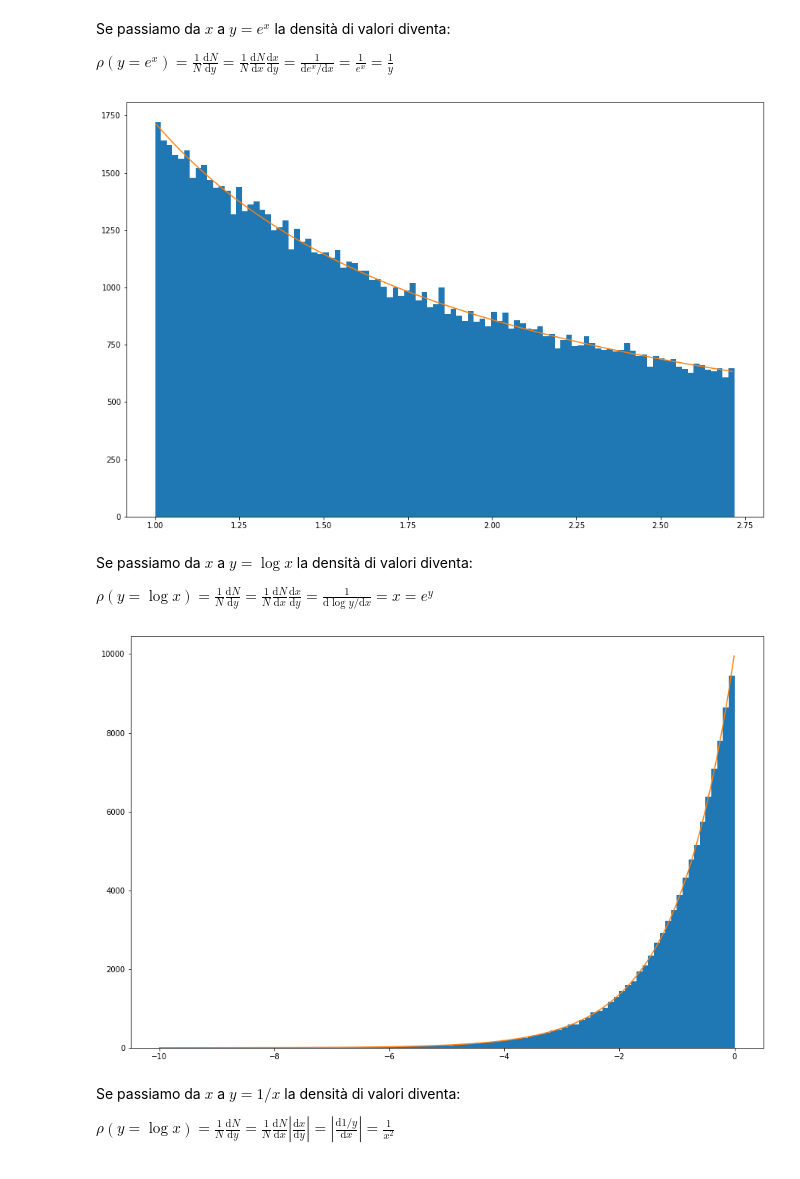
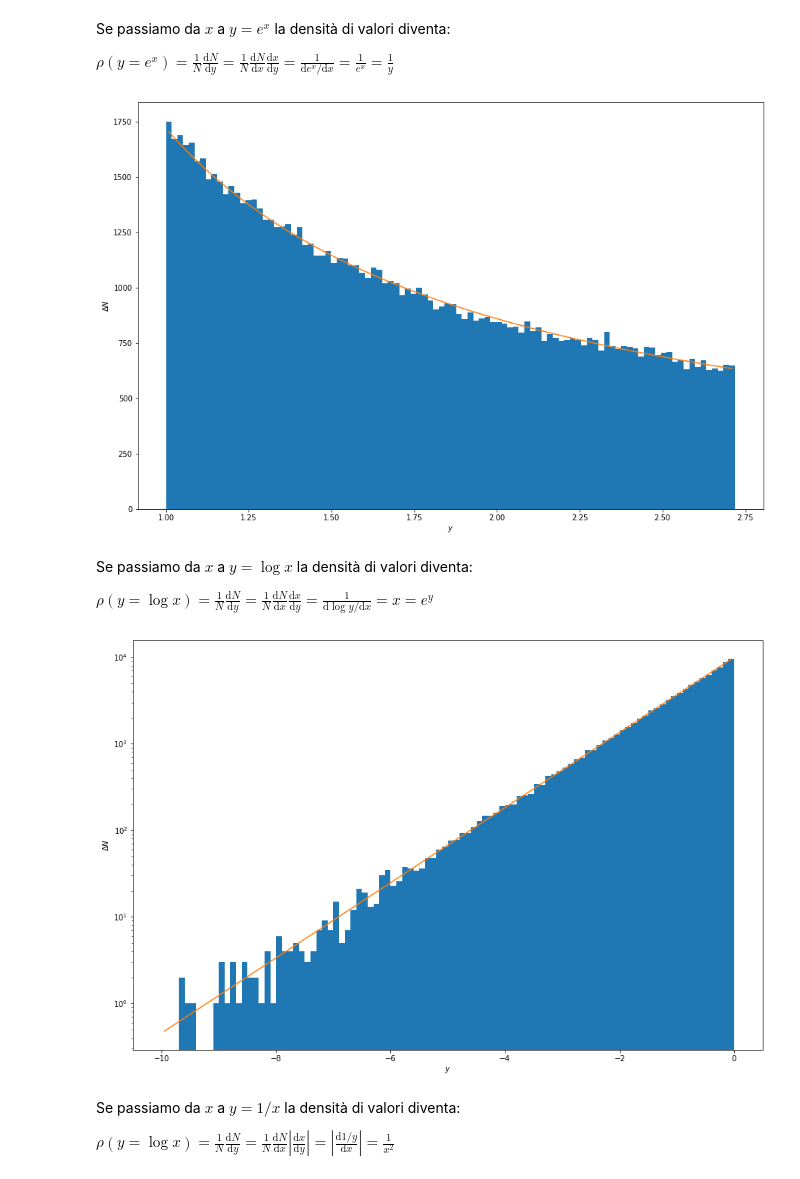
Before and after one commit to lucalista/analisi-dati-2022, a Jupyter notebook: 01.03.00__Generatori_di_numeri_pseudocasuali_in_python.ipynb, the cells around one changed output. Drawn from its saved outputs; the diff is of its cells as text; code cells hidden in the pictures.

```diff
--- a/01.03.00__Generatori_di_numeri_pseudocasuali_in_python.ipynb
+++ b/01.03.00__Generatori_di_numeri_pseudocasuali_in_python.ipynb
@@ -183,13 +187,15 @@ $\displaystyle \rho(y=e^x)=\frac{1}{N}\frac{\mathrm{d}N}{\mathrm{d}y}=\frac{1}{N
 nbins = 100
 fig, ax = plt.subplots(figsize=(15, 10))
 n, bins, patches = ax.hist(np.exp(x), nbins, range=(1, math.e))
+dx = (math.e-1)/nbins
 xx = np.linspace(1+dx/2, math.e-dx/2, nbins)
-dx = (math.e-1)/nbins
 yy = (1/xx)*nrand*dx
 ax.plot(xx, yy)
+ax.set_xlabel('$y$')
+ax.set_ylabel('$\Delta N$')
 plt.show()
 # %% [output]
-[figure, old version]
+[figure, new version]
 # %% [markdown]
 Se passiamo da $x$ a $y=\log x$ la densità di valori diventa:
 
@@ -197,14 +203,17 @@ $\displaystyle \rho(y=\log x)=\frac{1}{N}\frac{\mathrm{d}N}{\mathrm{d}y}=\frac{1
 # %%
 nbins = 100
 fig, ax = plt.subplots(figsize=(15, 10))
 n, bins, patches = ax.hist(np.log(x), nbins, range=(-10,0))
+dx = 10/nbins
 xx = np.linspace(-10+dx/2, 0-dx/2, nbins)
-dx = 10/nbins
 yy = np.exp(xx)*nrand*dx
 ax.plot(xx, yy)
+ax.set_xlabel('$y$')
+ax.set_ylabel('$\Delta N$')
+ax.set_yscale('log')
 plt.show()
 # %% [output]
-[figure, old version]
+[figure, new version]
 # %% [markdown]
 Se passiamo da $x$ a $y=1/x$ la densità di valori diventa:
 
```
Also changed, not shown: parts of 4 cells of this notebook.
